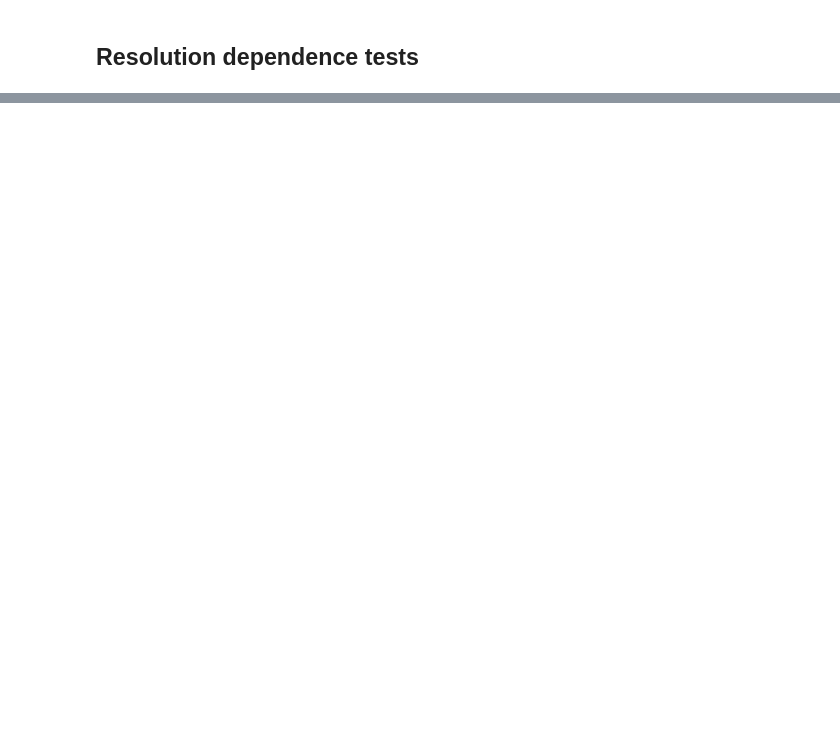
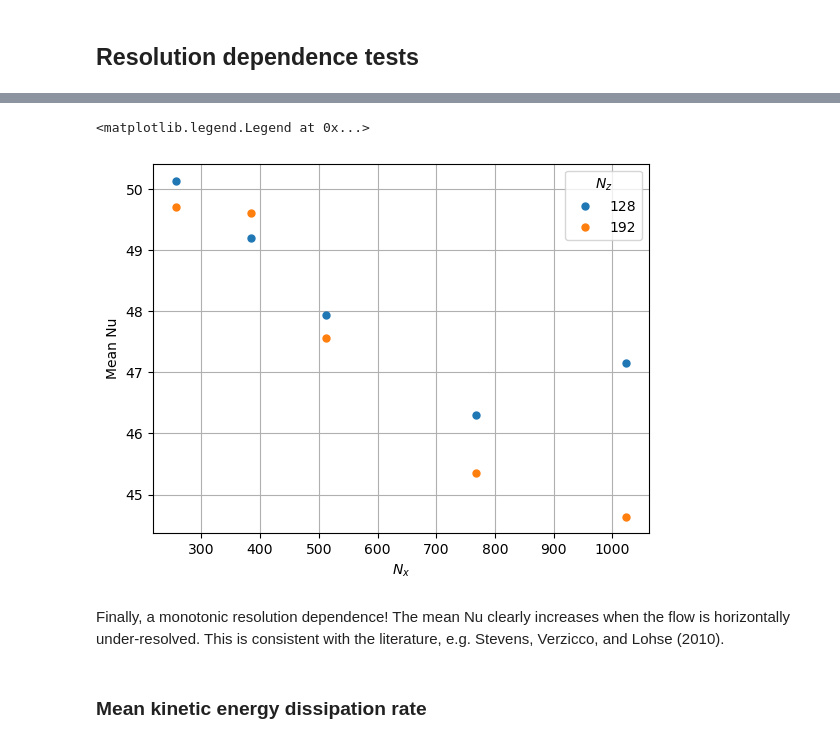
Before and after one commit to tschanzer/honours-project, a Jupyter notebook: notebooks/resolution_tests_literature.ipynb, the cells around one changed output, grey strips where cells are left out. Cells and saved outputs as stored; diff of their text form; code cells hidden in the pictures; blank space fills up the shorter version.

Commit message:
Add successful resolution tests!

```diff
--- a/notebooks/resolution_tests_literature.ipynb
+++ b/notebooks/resolution_tests_literature.ipynb
@@ -167,0 +196,33 @@ $$
+# %%
+rayleigh = 1e9
+prandtl = 1
+
+def mean_nusselt_number(data):
+    convection = np.sqrt(rayleigh*prandtl)*(data.w*data.theta).mean(['x', 't'])
+    return 1 + convection.integrate('z')/(data.z.max() - data.z.min())
+# %%
+mean_nusselt = xr.DataArray(
+    coords={'nx': nx_list, 'nz': nz_list},
+    dims=['nx', 'nz'],
+)
+for nx, nz in data.keys():
+    nu = mean_nusselt_number(data[(nx, nz)])
+    mean_nusselt.loc[{'nx': nx, 'nz': nz}] = nu
+# %%
+fig, ax = plt.subplots()
+ax.plot(
+    mean_nusselt.nx, mean_nusselt.data, '.',
+    markersize=10, label=mean_nusselt.nz.data)
+ax.grid()
+ax.set(
+    xlabel='$N_x$',
+    ylabel='Mean Nu',
+)
+ax.legend(title='$N_z$')
+# %% [output]
+<matplotlib.legend.Legend at 0x...>
+[figure, added]
+# %% [markdown]
+Finally, a monotonic resolution dependence! The mean Nu clearly increases when the flow is horizontally under-resolved. This is consistent with the literature, e.g. Stevens, Verzicco, and Lohse (2010).
+# %% [markdown]
+### Mean kinetic energy dissipation rate
```
Also changed, not shown: parts of 11 cells of this notebook.
